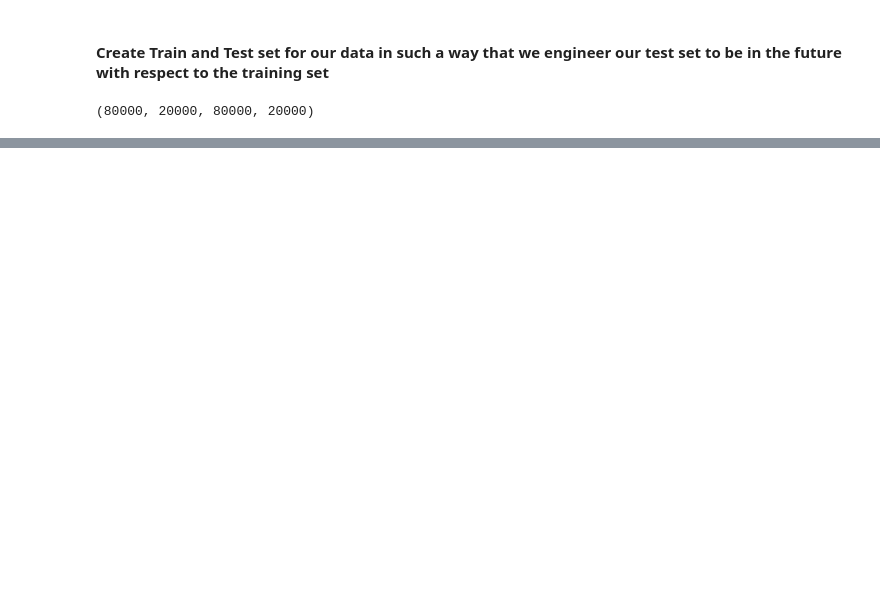
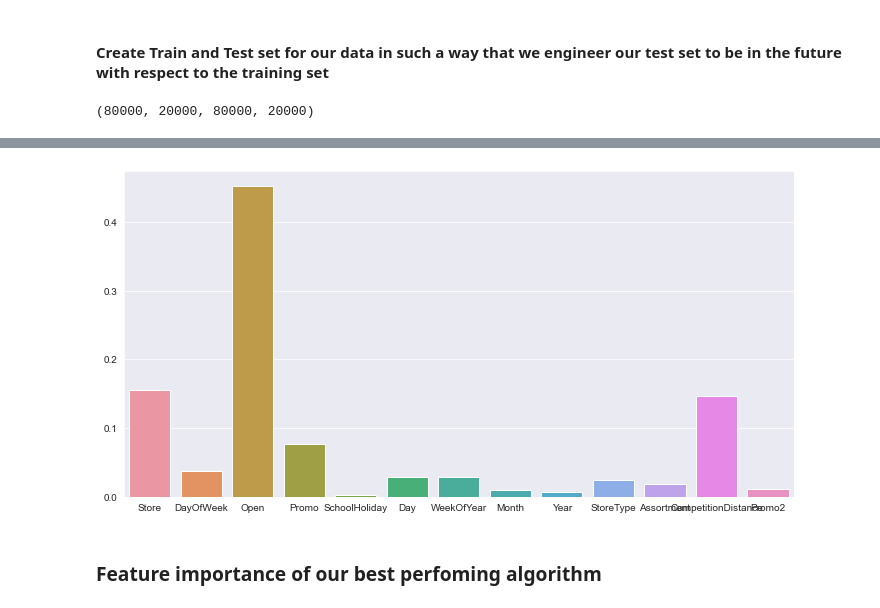
Before and after one commit to ProgrammingOperative/Pharmaceutical-Sales-Prediction, a Jupyter notebook: notebooks/Preprocessing.ipynb, the cells around one changed output, grey strips where cells are left out. Saved outputs shown, nothing was run; the diff lists cells and outputs as text; code cells hidden in the pictures; blank space fills up the shorter version.

```diff
--- a/notebooks/Preprocessing.ipynb
+++ b/notebooks/Preprocessing.ipynb
@@ -344,0 +392,7 @@ dt = Pipeline(steps=[
+# %%
+important_features = dt[1].feature_importances_
+plots.bar(feature_columns, important_features)
+# %% [output]
+[figure, added]
+# %% [markdown]
+### Feature importance of our best perfoming algorithm
```
Also changed, not shown: parts of 32 cells of this notebook.
